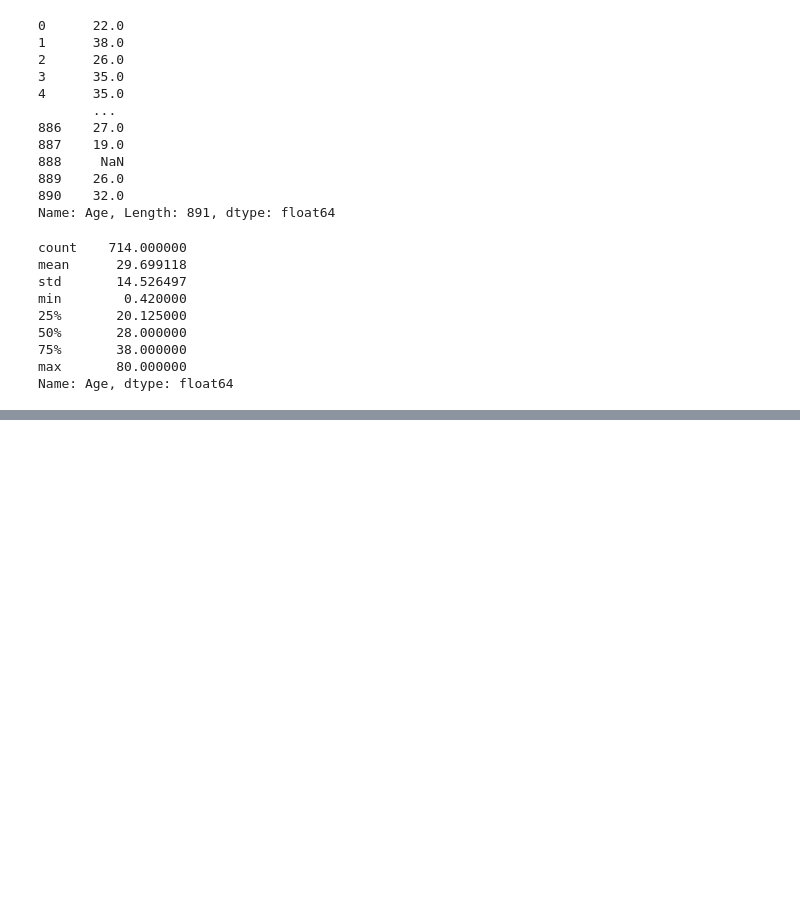
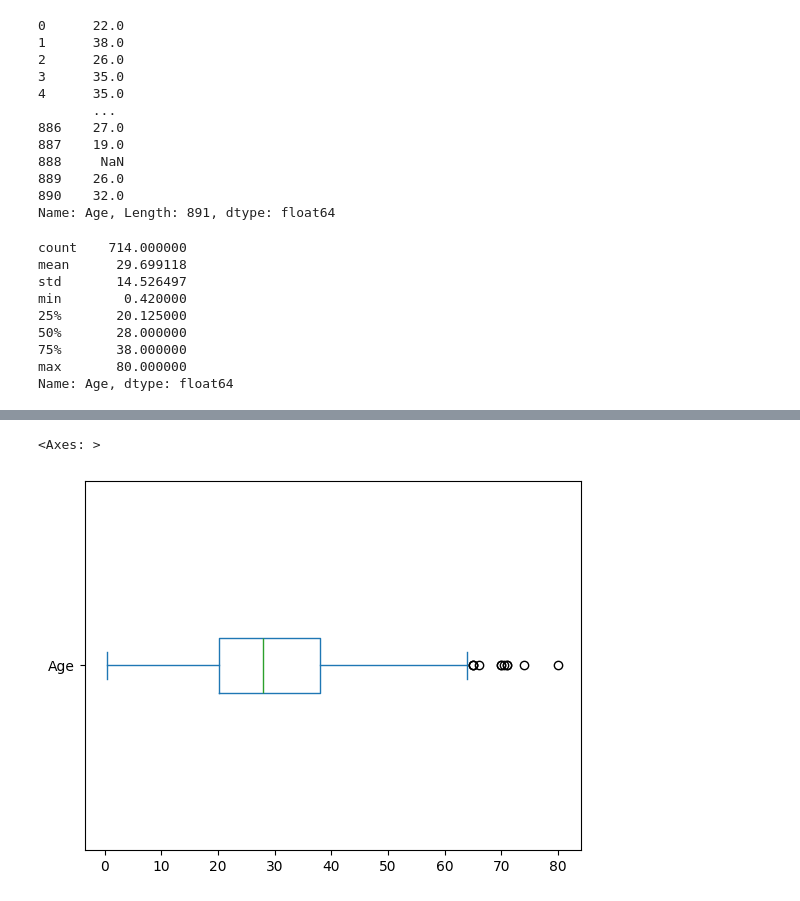
Before and after one commit to Muhammad-Waleed-Source/Exploratory-Data-Analysis, a Jupyter notebook: EDA.ipynb, the cells around one changed output, grey strips where cells are left out. Saved outputs shown, nothing was run; the diff lists cells and outputs as text; code cells hidden in the pictures; blank space fills up the shorter version.

```diff
--- a/EDA.ipynb
+++ b/EDA.ipynb
@@ -111,0 +132,5 @@ Name: Age, dtype: float64
+# %%
+df['Age'].plot(kind='box', vert=False)
+# %% [output]
+<Axes: >
+[figure, added]
```
Also changed, not shown: parts of 5 cells of this notebook.
